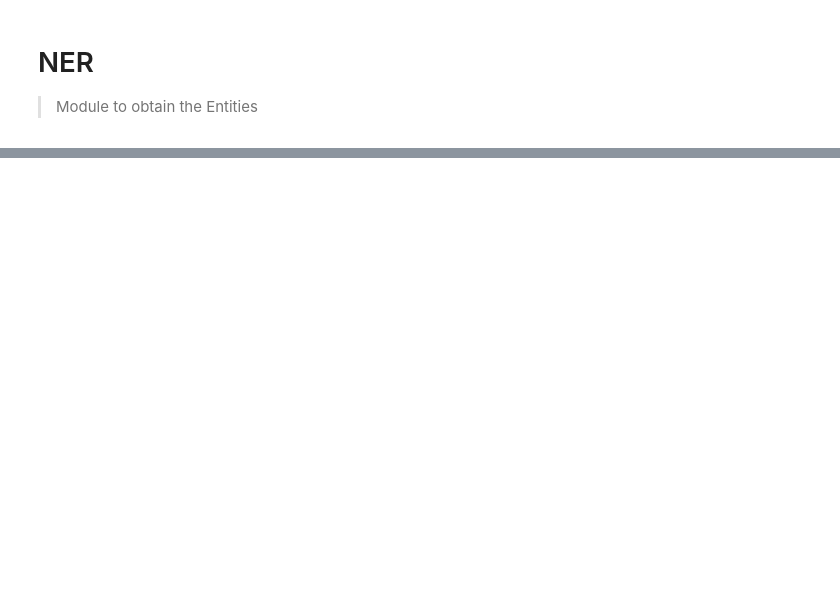
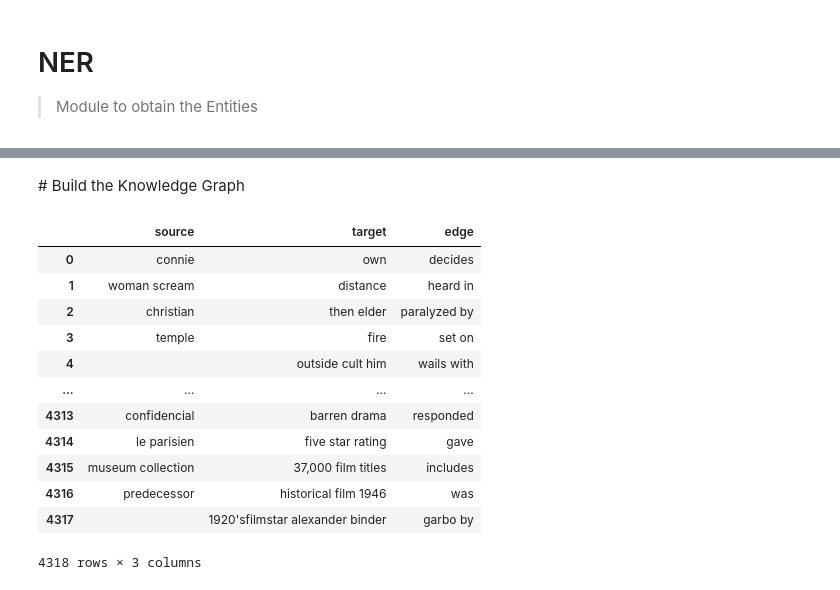
Before and after one commit to tonirodriguez/knowledge_graphs, a Jupyter notebook: 00_ner.ipynb, the cells around one changed output, grey strips where cells are left out. Saved outputs shown, nothing was run; the diff lists cells and outputs as text; code cells hidden in the pictures; blank space fills up the shorter version.

```diff
--- a/00_ner.ipynb
+++ b/00_ner.ipynb
@@ -30,0 +90,5 @@ display(SVG('<svg height="100" xmlns="http://www.w3.org/2000/svg"><circle cx="50
+# %%
+doc = nlp("confused and frustrated, connie decides to leave on her own.")
+
+for tok in doc:
+    print(tok.text, "...", tok.dep_)
@@ -30,0 +167,5 @@ display(SVG('<svg height="100" xmlns="http://www.w3.org/2000/svg"><circle cx="50
+# %%
+entity_pairs = []
+
+for i in tqdm(candidate_sentences["sentence"]):
+    entity_pairs.append(get_entities(i))
@@ -30,0 +235,25 @@ display(SVG('<svg height="100" xmlns="http://www.w3.org/2000/svg"><circle cx="50
+# %% [markdown]
+# Build the Knowledge Graph
+# %%
+# extract subject
+source = [i[0] for i in entity_pairs]
+
+# extract object
+target = [i[1] for i in entity_pairs]
+
+kg_df = pd.DataFrame({'source':source, 'target':target, 'edge':relations})
+kg_df
+# %% [output]
+|  | source | target | edge |
+| 0 | connie | own | decides |
+| 1 | woman scream | distance | heard in |
+| 2 | christian | then elder | paralyzed by |
+| 3 | temple | fire | set on |
+| 4 |  | outside cult him | wails with |
+| ... | ... | ... | ... |
+| 4313 | confidencial | barren drama | responded |
+| 4314 | le parisien | five star rating | gave |
+| 4315 | museum collection | 37,000 film titles | includes |
+| 4316 | predecessor | historical film 1946 | was |
+| 4317 |  | 1920'sfilmstar alexander binder | garbo by |
+4318 rows × 3 columns
```
Also changed, not shown: parts of 29 cells of this notebook, 5 other files.
